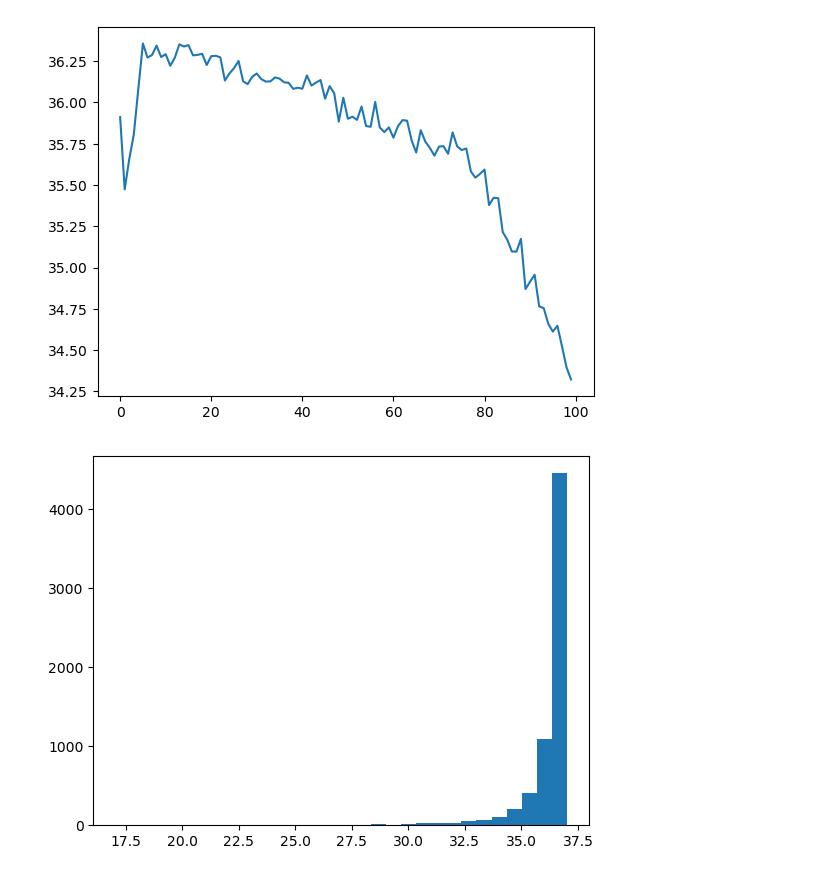
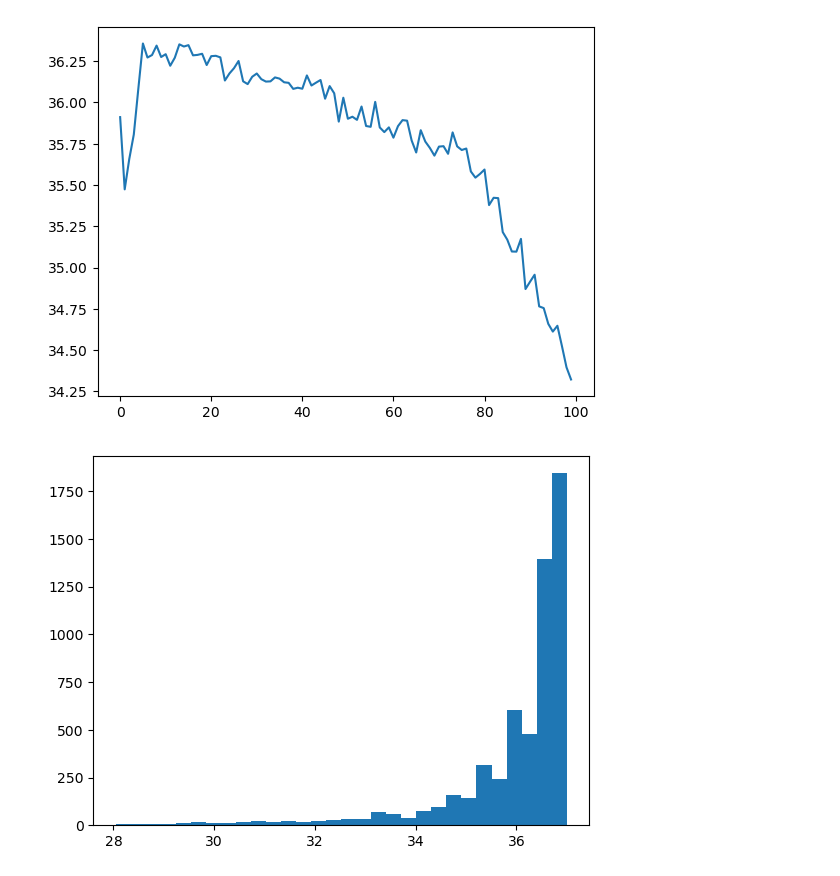
Before and after one commit to GeroyUsilov/raw_data_scripts, a Jupyter notebook: compression_testing.ipynb, the cells around one changed output. Drawn from its saved outputs; the diff is of its cells as text; code cells hidden in the pictures.

```diff
--- a/compression_testing.ipynb
+++ b/compression_testing.ipynb
@@ -213,7 +213,7 @@ plt.plot(np.mean(quality_mat1[:,to_include],axis = 1))
 [<matplotlib.lines.Line2D at 0x...>]
 [figure]
 # %%
-plt.hist(np.mean(quality_mat2[:35,to_include],axis = 0),30)
+plt.hist(np.mean(quality_mat2[35:,to_include],axis = 0),30)
 plt.show()
 # %% [output]
-[figure, old version]
+[figure, new version]
```
Also changed, not shown: parts of 1 cell of this notebook, 1 other file.
